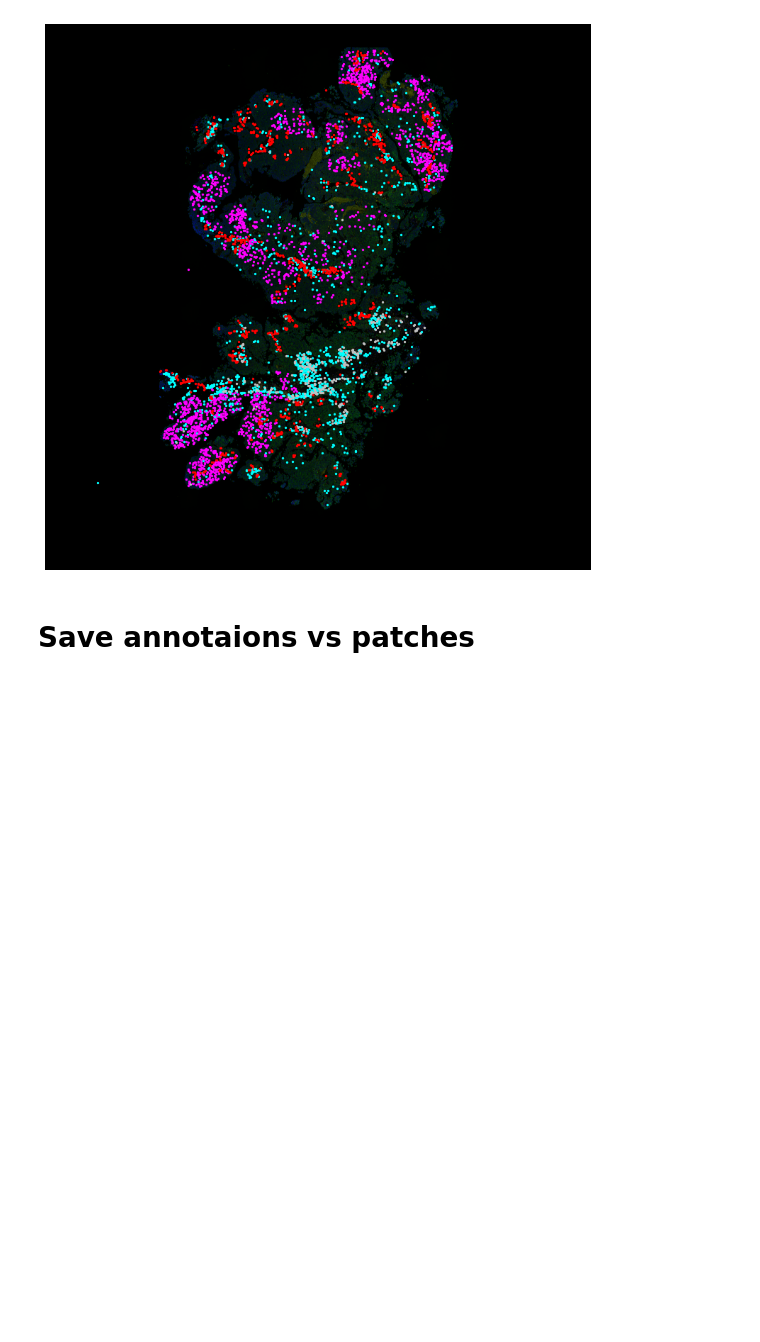
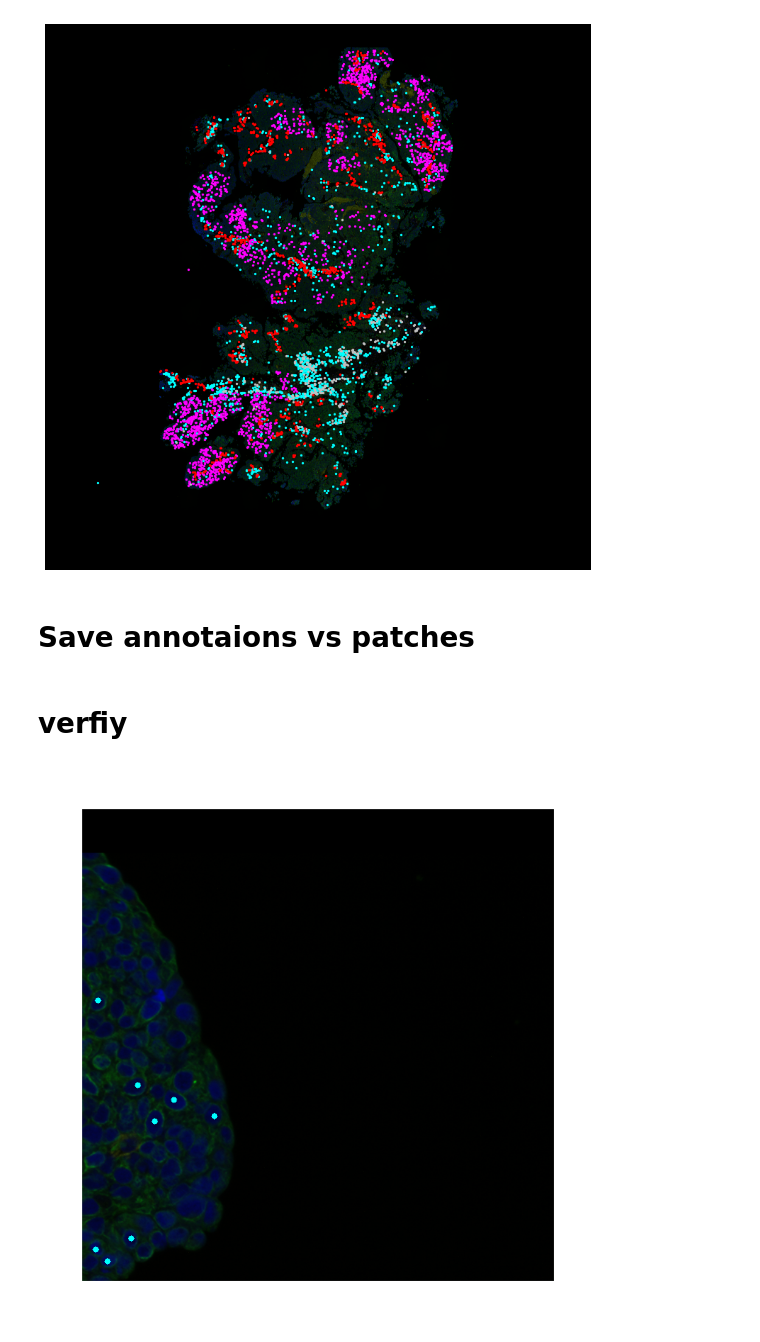
Before and after one commit to idso-fa1-pathology/cell-sight-package, a Jupyter notebook: notebook/Yolo Requirement-all_patches.ipynb, the cells around one changed output. Drawn from its saved outputs; the diff is of its cells as text; code cells hidden in the pictures; blank space fills up the shorter version.

```diff
--- a/notebook/Yolo Requirement-all_patches.ipynb
+++ b/notebook/Yolo Requirement-all_patches.ipynb
@@ -296,3 +296,61 @@ output_folder = f"{root}/ome-png/23_patches/"  # Replace with your output folder
 
 # Use the already transformed data (assuming transformed_data is the output from the previous cell)
 create_patches_and_save_annotations(image_path, transformed_data, patch_size=640, output_folder=output_folder)
+# %% [markdown]
+# verfiy
+# %%
+import cv2
+import matplotlib.pyplot as plt
+i = 4
+image_path = f"{root}/ome-png/23_patches/images/patch_{i}.png"
+image = cv2.imread(image_path)
+
+# Get image dimensions (height, width)
+height, width, channels = image.shape
+
+# Convert image dimensions from pixels to inches for matplotlib (figure size in inches)
+dpi = 600  # You can adjust this value to increase or decrease the image quality
+figsize = width / float(dpi), height / float(dpi)
+
+text_file_path = f"{root}/ome-png/23_patches/annotations/patch_{i}.txt"
+
+colors = {
+    '0': (0, 0, 255),
+    '1': (255, 255, 0),
+    '2': (255, 0, 255)
+}
+
+with open(text_file_path, 'r') as file:
+    lines = file.readlines()
+
+for line in lines:
+    values = line.strip().split(' ')
+    if len(values) == 5:
+        label, x_center, y_center, width, height = map(float, values)
+
+        image_width, image_height = 640, 640
+
+        x_center *= image_width
+        y_center *= image_height
+
+        color = colors.get(str(int(label)), (0, 0, 255))
+
+        cv2.circle(image, (int(x_center), int(y_center)), radius=4, color=color, thickness=-1)
+
+# Convert the image from BGR to RGB
+image_rgb = cv2.cvtColor(image, cv2.COLOR_BGR2RGB)
+
+# Create a figure with the specified size and DPI
+plt.figure(figsize=figsize, dpi=dpi)
+plt.imshow(image_rgb)
+plt.axis('off')  # Hide the axis
+plt.tight_layout(pad=0)  # Remove whitespace
+
+# Specify your save path
+# save_path = f'/Users/yshokrollahi/Desktop/MD/Project3/dataset/IF/ROIs/Validation_By_Pathologist/Maria/{name}/prediction/{name}_PATCH_{patch}.png'
+# plt.savefig(save_path, bbox_inches='tight', pad_inches=0, dpi=dpi)
+
+# Optionally, you can still display the image in the notebook with plt.show()
+# plt.show()
+# %% [output]
+[figure, added]
```
